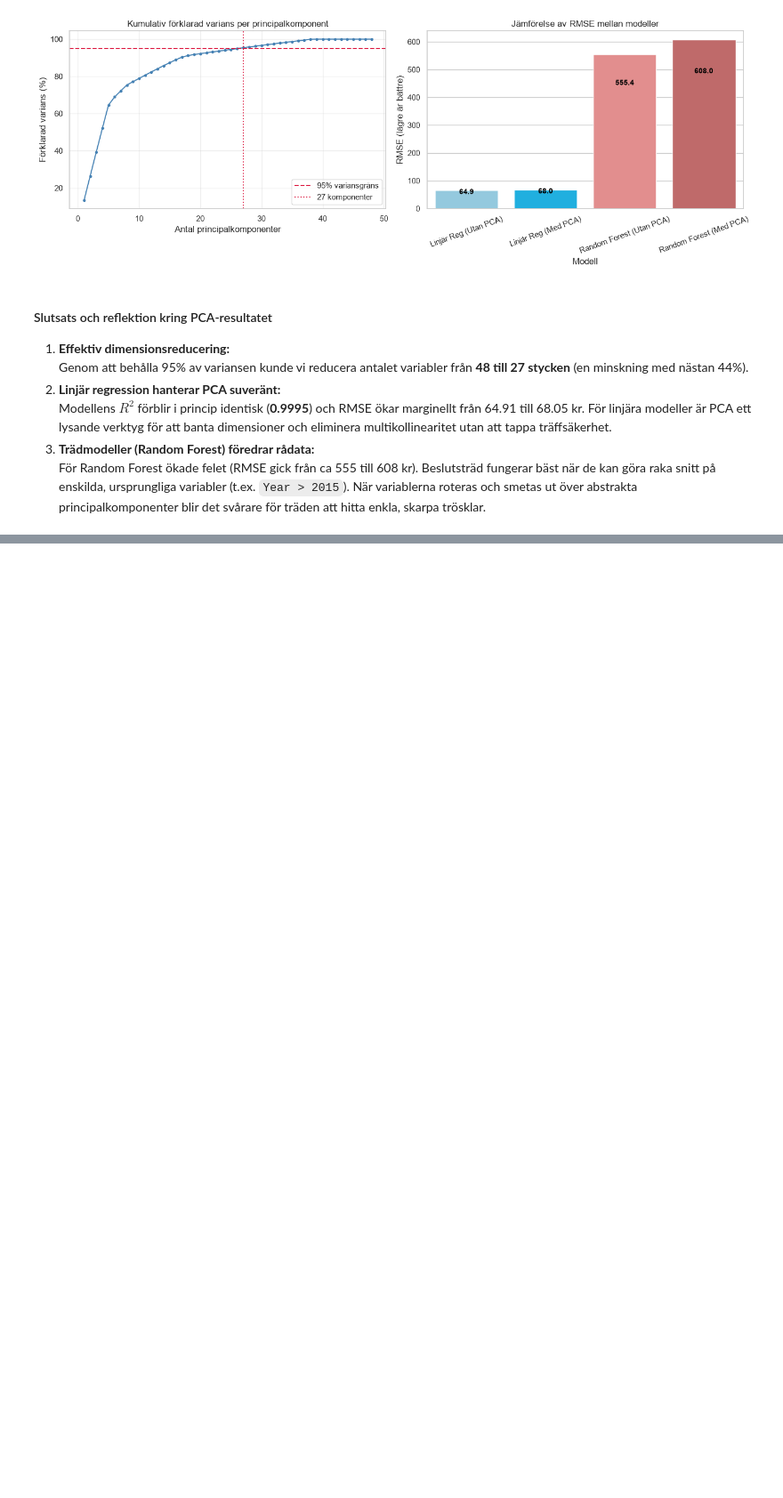
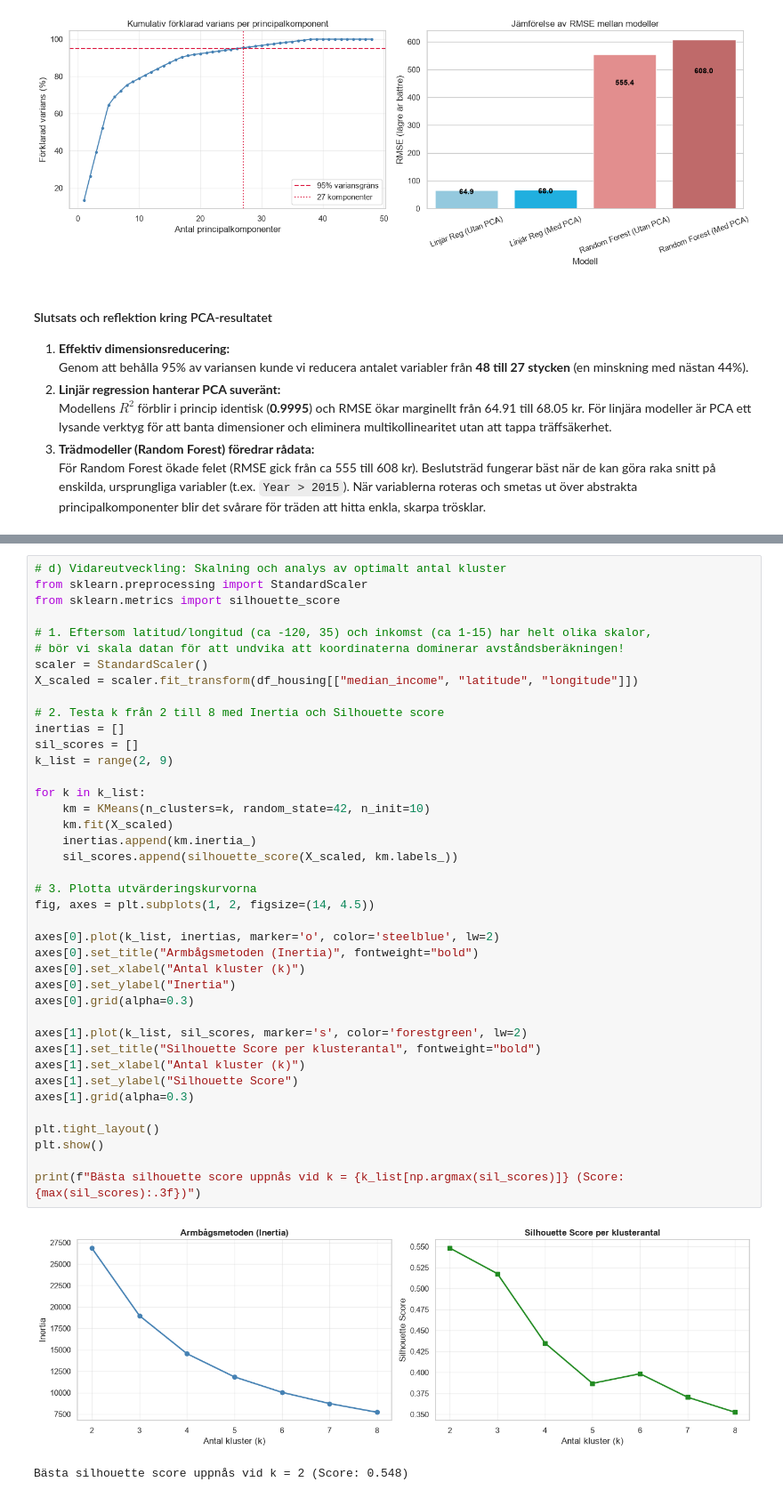
Before and after one commit to OskarUNLEASHED/-vningsuppgifter, a Jupyter notebook: Kunskapskontroll_1.ipynb, the cells around one changed output, grey strips where cells are left out. Shown at 89% size. Drawn from its saved outputs; the diff is of its cells as text; blank space fills up the shorter version.

```diff
--- a/Kunskapskontroll_1.ipynb
+++ b/Kunskapskontroll_1.ipynb
@@ -1677,0 +1824,43 @@ JÄMFÖRELSE AV MODELLER MED OCH UTAN PCA
+# %%
+# d) Vidareutveckling: Skalning och analys av optimalt antal kluster
+from sklearn.preprocessing import StandardScaler
+from sklearn.metrics import silhouette_score
+
+# 1. Eftersom latitud/longitud (ca -120, 35) och inkomst (ca 1-15) har helt olika skalor,
+# bör vi skala datan för att undvika att koordinaterna dominerar avståndsberäkningen!
+scaler = StandardScaler()
+X_scaled = scaler.fit_transform(df_housing[["median_income", "latitude", "longitude"]])
+
+# 2. Testa k från 2 till 8 med Inertia och Silhouette score
+inertias = []
+sil_scores = []
+k_list = range(2, 9)
+
+for k in k_list:
+    km = KMeans(n_clusters=k, random_state=42, n_init=10)
+    km.fit(X_scaled)
+    inertias.append(km.inertia_)
+    sil_scores.append(silhouette_score(X_scaled, km.labels_))
+
+# 3. Plotta utvärderingskurvorna
+fig, axes = plt.subplots(1, 2, figsize=(14, 4.5))
+
+axes[0].plot(k_list, inertias, marker='o', color='steelblue', lw=2)
+axes[0].set_title("Armbågsmetoden (Inertia)", fontweight="bold")
+axes[0].set_xlabel("Antal kluster (k)")
+axes[0].set_ylabel("Inertia")
+axes[0].grid(alpha=0.3)
+
+axes[1].plot(k_list, sil_scores, marker='s', color='forestgreen', lw=2)
+axes[1].set_title("Silhouette Score per klusterantal", fontweight="bold")
+axes[1].set_xlabel("Antal kluster (k)")
+axes[1].set_ylabel("Silhouette Score")
+axes[1].grid(alpha=0.3)
+
+plt.tight_layout()
+plt.show()
+
+print(f"Bästa silhouette score uppnås vid k = {k_list[np.argmax(sil_scores)]} (Score: {max(sil_scores):.3f})")
+# %% [output]
+[figure, added]
+Bästa silhouette score uppnås vid k = 2 (Score: 0.548)
```
Also changed, not shown: parts of 16 cells of this notebook.
